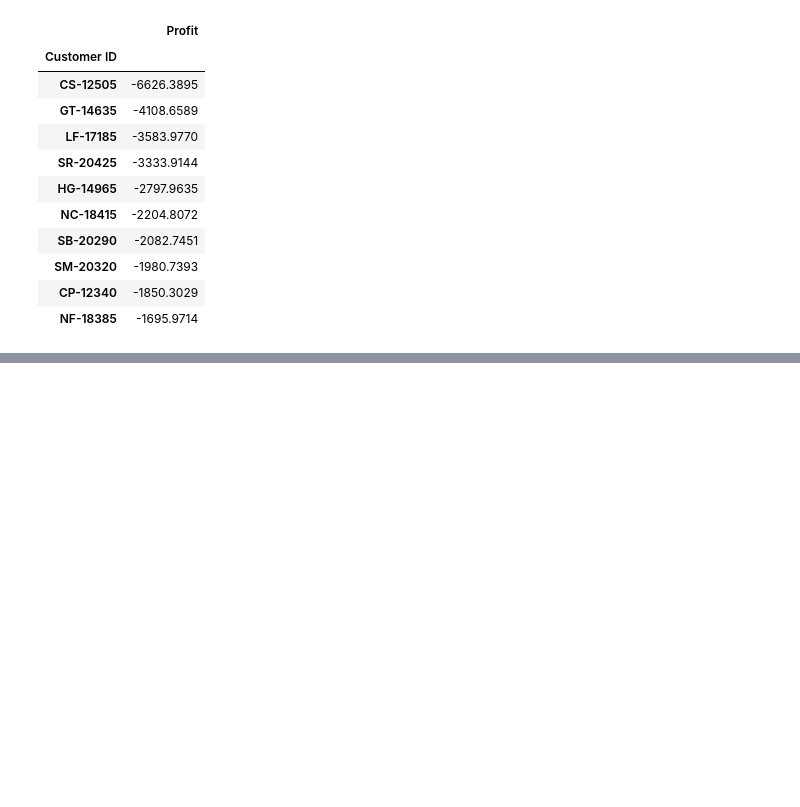
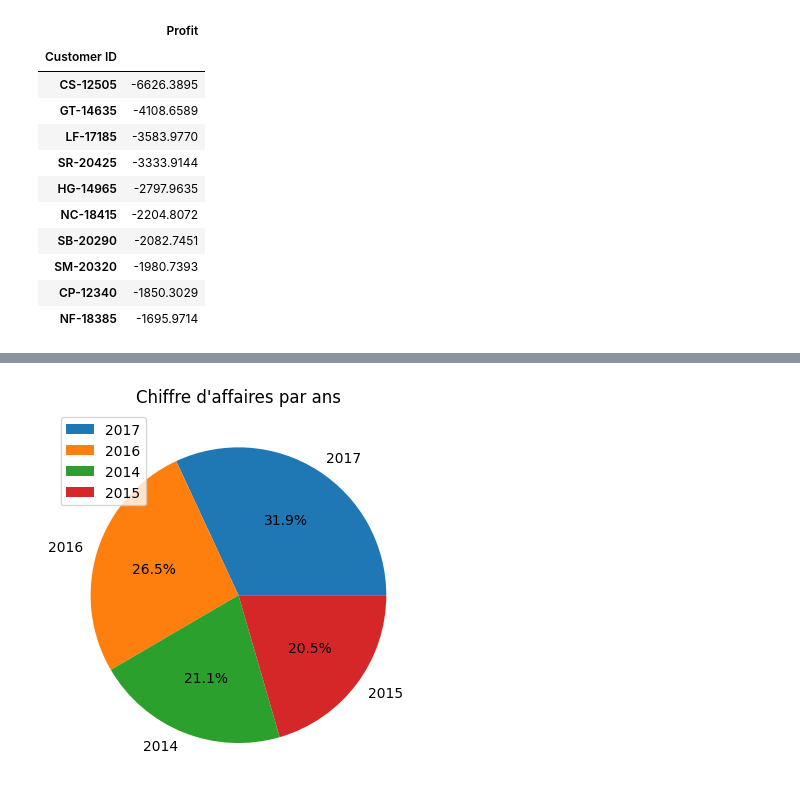
Before and after one commit to GitAlberto/LaravelProject, a Jupyter notebook: Projet3.ipynb, the cells around one changed output, grey strips where cells are left out. Saved outputs shown, nothing was run; the diff lists cells and outputs as text; code cells hidden in the pictures; blank space fills up the shorter version.

```diff
--- a/Projet3.ipynb
+++ b/Projet3.ipynb
@@ -986,0 +997,8 @@ df_copy.groupby('Customer ID').agg({'Profit': 'sum'}).sort_values(by='Profit', a
+# %%
+# Pie plot chiffre d'affaire par ans
+df_copy.groupby(df_copy['Order Date'].dt.year).agg({'Sales': 'sum'}).sort_values(by='Sales', ascending=False).plot(kind='pie', y='Sales', autopct='%1.1f%%')
+plt.title('Chiffre d\'affaires par ans')
+plt.ylabel('')
+plt.show()
+# %% [output]
+[figure, added]
```
Also changed, not shown: parts of 27 cells of this notebook.
